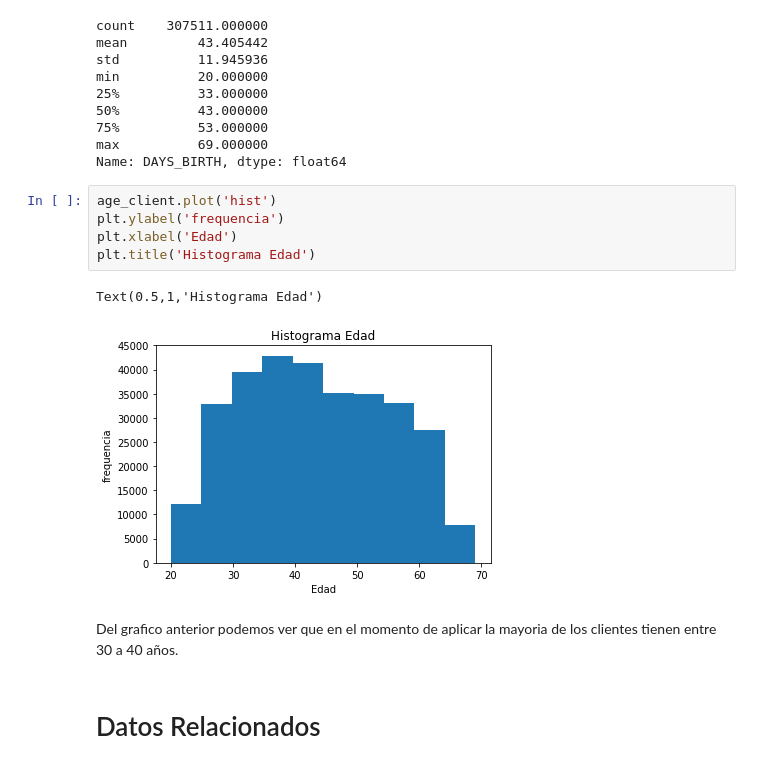
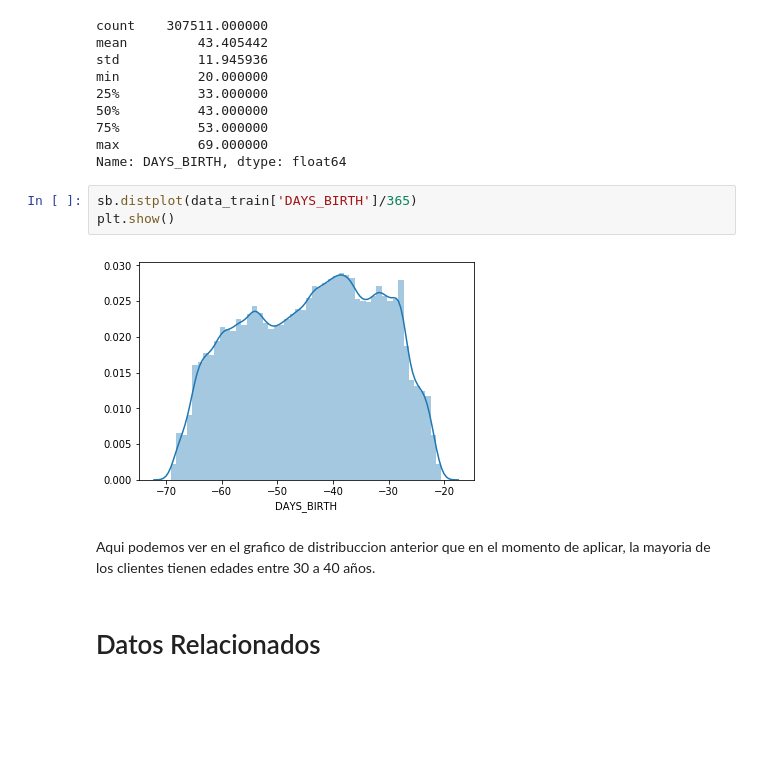
Before and after one commit to GeraldineE/kaggle_home_credit_default_risk, a Jupyter notebook: Kaggle_target_train_test.ipynb, the cells around one changed output. Saved outputs shown, nothing was run; the diff lists cells and outputs as text; blank space fills up the shorter version.

```diff
--- a/Kaggle_target_train_test.ipynb
+++ b/Kaggle_target_train_test.ipynb
@@ -471,16 +497,13 @@ min          20.000000
 75%          53.000000
 max          69.000000
 Name: DAYS_BIRTH, dtype: float64
-# %%
-age_client.plot('hist')
-plt.ylabel('frequencia')
-plt.xlabel('Edad')
-plt.title('Histograma Edad')
-# %% [output]
-Text(0.5,1,'Histograma Edad')
-[figure, removed]
+# %%
+sb.distplot(data_train['DAYS_BIRTH']/365)
+plt.show()
+# %% [output]
+[figure, added]
 # %% [markdown]
-Del grafico anterior podemos ver que en el momento de aplicar la mayoria de los clientes tienen entre 30 a 40 años.
+Aqui podemos ver en el grafico de distribuccion anterior que en el momento de aplicar, la mayoria de los clientes tienen edades entre 30 a 40 años.
 # %% [markdown]
 # Datos Relacionados
 # %%
```
Also changed, not shown: parts of 2 cells of this notebook.
